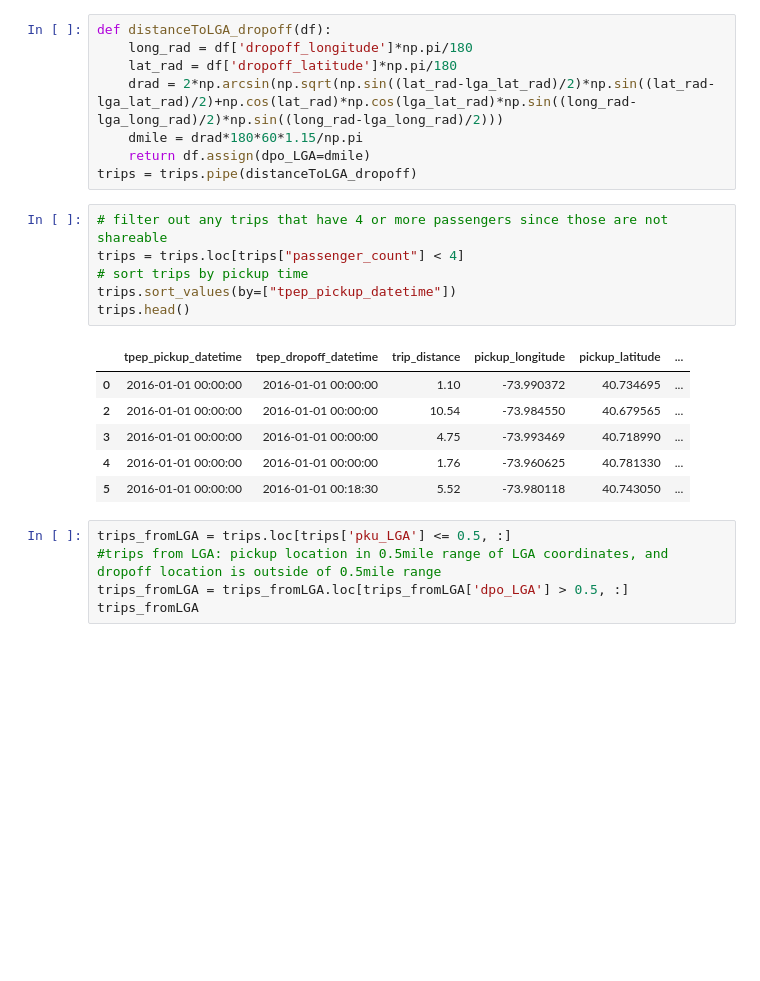
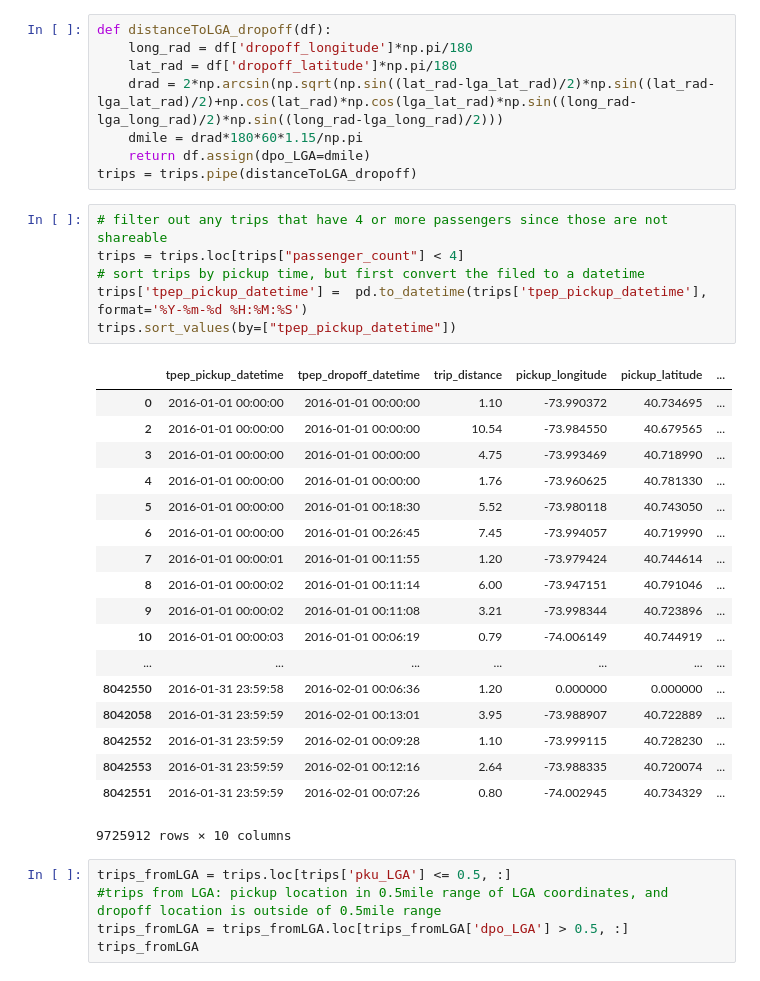
Before and after one commit to seehamrun/cs581_taxi_analysis, a Jupyter notebook: project.ipynb, the cells around one changed output. Drawn from its saved outputs; the diff is of its cells as text; blank space fills up the shorter version.

Commit message:
convert dates to datetime format

```diff
--- a/project.ipynb
+++ b/project.ipynb
@@ -39,16 +41,28 @@ trips = trips.pipe(distanceToLGA_dropoff)
 # %%
 # filter out any trips that have 4 or more passengers since those are not shareable
 trips = trips.loc[trips["passenger_count"] < 4]
-# sort trips by pickup time
+# sort trips by pickup time, but first convert the filed to a datetime
+trips['tpep_pickup_datetime'] =  pd.to_datetime(trips['tpep_pickup_datetime'], format='%Y-%m-%d %H:%M:%S')
 trips.sort_values(by=["tpep_pickup_datetime"])
-trips.head()
 # %% [output]
 |  | tpep_pickup_datetime | tpep_dropoff_datetime | trip_distance | pickup_longitude | pickup_latitude | ... |
 | 0 | 2016-01-01 00:00:00 | 2016-01-01 00:00:00 | 1.10 | -73.990372 | 40.734695 | ... |
 | 2 | 2016-01-01 00:00:00 | 2016-01-01 00:00:00 | 10.54 | -73.984550 | 40.679565 | ... |
 | 3 | 2016-01-01 00:00:00 | 2016-01-01 00:00:00 | 4.75 | -73.993469 | 40.718990 | ... |
 | 4 | 2016-01-01 00:00:00 | 2016-01-01 00:00:00 | 1.76 | -73.960625 | 40.781330 | ... |
 | 5 | 2016-01-01 00:00:00 | 2016-01-01 00:18:30 | 5.52 | -73.980118 | 40.743050 | ... |
+| 6 | 2016-01-01 00:00:00 | 2016-01-01 00:26:45 | 7.45 | -73.994057 | 40.719990 | ... |
+| 7 | 2016-01-01 00:00:01 | 2016-01-01 00:11:55 | 1.20 | -73.979424 | 40.744614 | ... |
+| 8 | 2016-01-01 00:00:02 | 2016-01-01 00:11:14 | 6.00 | -73.947151 | 40.791046 | ... |
+| 9 | 2016-01-01 00:00:02 | 2016-01-01 00:11:08 | 3.21 | -73.998344 | 40.723896 | ... |
+| 10 | 2016-01-01 00:00:03 | 2016-01-01 00:06:19 | 0.79 | -74.006149 | 40.744919 | ... |
+| ... | ... | ... | ... | ... | ... | ... |
+| 8042550 | 2016-01-31 23:59:58 | 2016-02-01 00:06:36 | 1.20 | 0.000000 | 0.000000 | ... |
+| 8042058 | 2016-01-31 23:59:59 | 2016-02-01 00:13:01 | 3.95 | -73.988907 | 40.722889 | ... |
+| 8042552 | 2016-01-31 23:59:59 | 2016-02-01 00:09:28 | 1.10 | -73.999115 | 40.728230 | ... |
+| 8042553 | 2016-01-31 23:59:59 | 2016-02-01 00:12:16 | 2.64 | -73.988335 | 40.720074 | ... |
+| 8042551 | 2016-01-31 23:59:59 | 2016-02-01 00:07:26 | 0.80 | -74.002945 | 40.734329 | ... |
+9725912 rows × 10 columns
 # %%
 trips_fromLGA = trips.loc[trips['pku_LGA'] <= 0.5, :]
 #trips from LGA: pickup location in 0.5mile range of LGA coordinates, and dropoff location is outside of 0.5mile range
```
Also changed, not shown: parts of 1 cell of this notebook.
